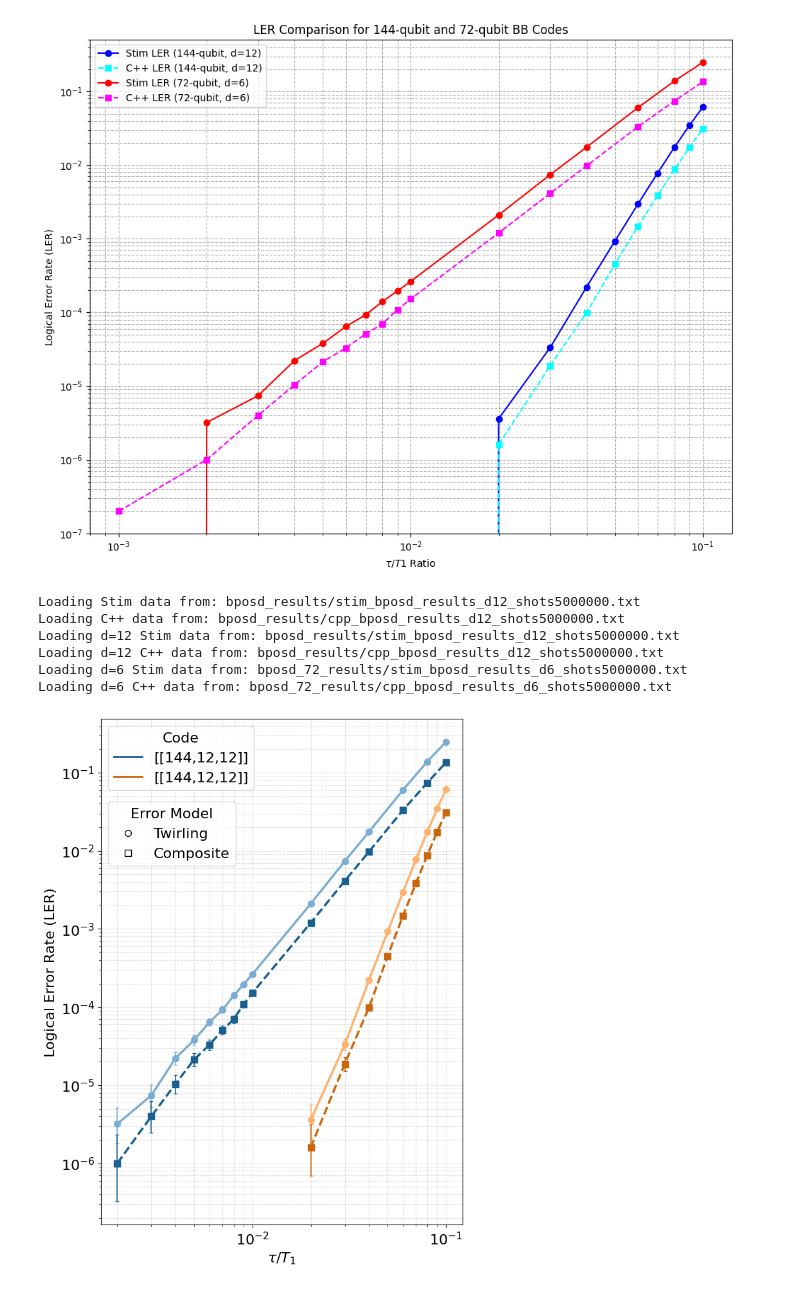
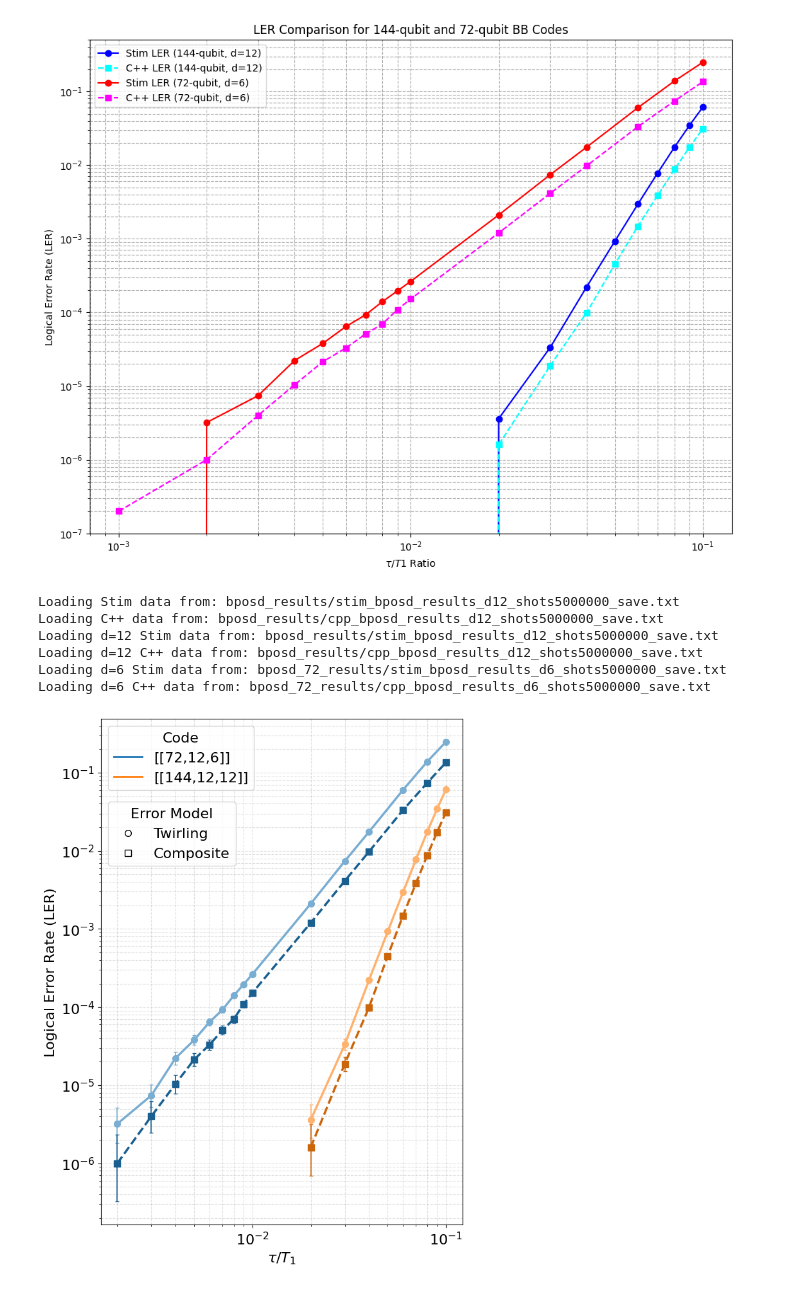
Before and after one commit to pnnl/NWQ-Sim, a Jupyter notebook: stabilizer/damping_work/qPLDC-circuits/tomas/bb_code_ler.ipynb, the cells around one changed output. Cells and saved outputs as stored; diff of their text form; code cells hidden in the pictures.

```diff
--- a/stabilizer/damping_work/qPLDC-circuits/tomas/bb_code_ler.ipynb
+++ b/stabilizer/damping_work/qPLDC-circuits/tomas/bb_code_ler.ipynb
@@ -692,8 +692,8 @@ experiments = {
 
 results_dir = Path("./bposd_results")
 
-stim_path = results_dir / f"stim_bposd_results_d{DISTANCE}_shots{SHOTS}.txt"
-cpp_path = results_dir / f"cpp_bposd_results_d{DISTANCE}_shots{SHOTS}.txt"
+stim_path = results_dir / f"stim_bposd_results_d{DISTANCE}_shots{SHOTS}_save.txt"
+cpp_path = results_dir / f"cpp_bposd_results_d{DISTANCE}_shots{SHOTS}_save.txt"
 
 if not stim_path.exists() or not cpp_path.exists():
     raise FileNotFoundError(f"Could not find BB code result files in {results_dir}")
@@ -733,8 +733,8 @@ for d, params in experiments.items():
     shots = params["shots"]
     results_dir = params["dir"]
 
-    stim_path = results_dir / f"stim_bposd_results_d{d}_shots{shots}.txt"
-    cpp_path = results_dir / f"cpp_bposd_results_d{d}_shots{shots}.txt"
+    stim_path = results_dir / f"stim_bposd_results_d{d}_shots{shots}_save.txt"
+    cpp_path = results_dir / f"cpp_bposd_results_d{d}_shots{shots}_save.txt"
 
     print(f"Loading d={d} Stim data from: {stim_path}")
     tau_s, stim_ler = load_data(stim_path)
@@ -849,9 +849,11 @@ for i, d in enumerate(sorted(stim_results.keys())):
     #     for xv, yv in zip(x_vals[cpp_zero], cpp_hi[cpp_zero]):
     #         plt.plot([xv, xv], [yv*0.97, yv], color=cpp_color, lw=1)
 
-    if plotted_any:
-        color_handles.append(Line2D([0], [0], color=cpp_color, lw=2, label=f'[[144,12,12]]'))
-
+    # if plotted_any:
+    #     color_handles.append(Line2D([0], [0], color=cpp_color, lw=2, label=f'[[72,12,6]]'))
+    #     color_handles.append(Line2D([0], [0], color=cpp_color, lw=2, label=f'[[144,12,12]]'))
+color_handles.append(Line2D([0], [0], color=cmap(0 % cmap.N), lw=2, label=f'[[72,12,6]]'))
+color_handles.append(Line2D([0], [0], color=cmap(1 % cmap.N), lw=2, label=f'[[144,12,12]]'))
 plt.xlabel(r"$\tau / T_1$")
 plt.ylabel("Logical Error Rate (LER)")
 # plt.title(r"Rotated Surface Code Z-Memory: LER vs $\tau/T_1$")
@@ -859,37 +861,37 @@ plt.xscale('log')
 plt.yscale('log')
 plt.grid(True, which="both", ls="--", alpha=0.4)
 
 ax = plt.gca()
 
 # Legend 1: marker shapes (black & white)
 shape_handles = [
     Line2D([0], [0], marker='o', linestyle='None',
            markerfacecolor='white', markeredgecolor='black',
            color='black', markersize=7, label='Twirling'),
     Line2D([0], [0], marker='s', linestyle='None',
            markerfacecolor='white', markeredgecolor='black',
            color='black', markersize=7, label='Composite'),
     # Line2D([0], [0], marker='v', linestyle='None',
     #        markerfacecolor='white', markeredgecolor='black',
     #        color='black', markersize=7, label='95% upper limit (k=0)'),
 ]
 shape_legend = ax.legend(handles=shape_handles, title='Error Model',
                          loc='upper left', bbox_to_anchor=[0,.85])
 ax.add_artist(shape_legend)
 
 # Legend 2: distance colors (dark only)
 if color_handles:
     ax.legend(handles=color_handles, title='Code', loc='upper left', ncol=1)
 
 # Save figure
 plt.tight_layout()
 plt.savefig(f'../../figures/bb_code_LER_{SHOTS}_from_saved.pdf', dpi=500, bbox_inches='tight')
 plt.show()
 # %% [output]
-Loading Stim data from: bposd_results/stim_bposd_results_d12_shots5000000.txt
-Loading C++ data from: bposd_results/cpp_bposd_results_d12_shots5000000.txt
-Loading d=12 Stim data from: bposd_results/stim_bposd_results_d12_shots5000000.txt
-Loading d=12 C++ data from: bposd_results/cpp_bposd_results_d12_shots5000000.txt
-Loading d=6 Stim data from: bposd_72_results/stim_bposd_results_d6_shots5000000.txt
-Loading d=6 C++ data from: bposd_72_results/cpp_bposd_results_d6_shots5000000.txt
+Loading Stim data from: bposd_results/stim_bposd_results_d12_shots5000000_save.txt
+Loading C++ data from: bposd_results/cpp_bposd_results_d12_shots5000000_save.txt
+Loading d=12 Stim data from: bposd_results/stim_bposd_results_d12_shots5000000_save.txt
+Loading d=12 C++ data from: bposd_results/cpp_bposd_results_d12_shots5000000_save.txt
+Loading d=6 Stim data from: bposd_72_results/stim_bposd_results_d6_shots5000000_save.txt
+Loading d=6 C++ data from: bposd_72_results/cpp_bposd_results_d6_shots5000000_save.txt
-[figure, old version]
+[figure, new version]
```
Also changed, not shown: parts of 1 cell of this notebook, 14 other files.
